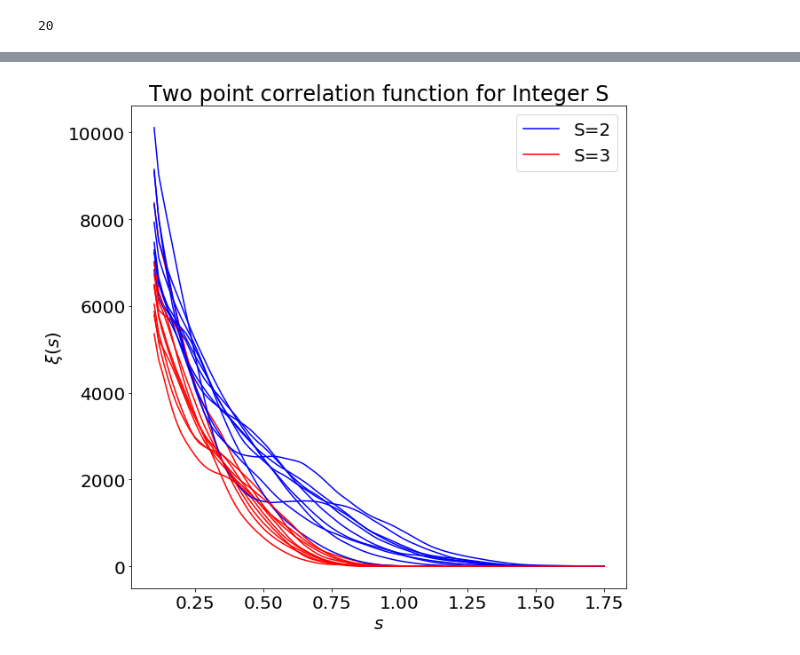
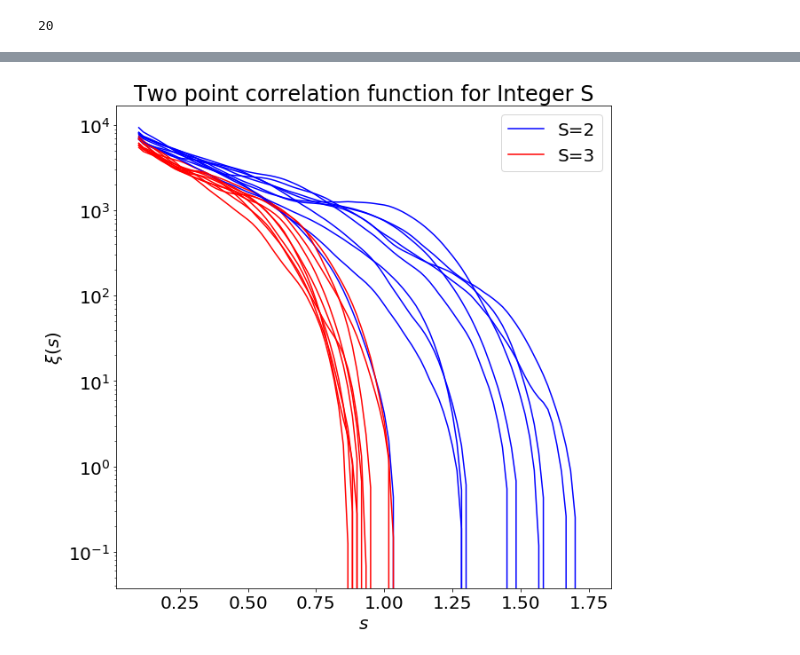
Before and after one commit to MBates92/Scripts, a Jupyter notebook: JupyterNotebooks/Elmegreen's Fractal Algorithm/Integer S 2D.ipynb, the cells around one changed output, grey strips where cells are left out. Cells and saved outputs as stored; diff of their text form; code cells hidden in the pictures.

```diff
--- a/JupyterNotebooks/Elmegreen's Fractal Algorithm/Integer S 2D.ipynb
+++ b/JupyterNotebooks/Elmegreen's Fractal Algorithm/Integer S 2D.ipynb
@@ -227,19 +227,20 @@ plt.show()
 # %%
 plt.figure(figsize=(10,10))
 plt.plot([], label='S=2', color="blue")
 plt.plot([], label="S=3", color="red")
 for i,xi_s in enumerate(two_point_corr_list_integer_s):
     S=params[i][0]
     G=params[i][1]
     if S==2:
         plt.plot(s_factors,xi_s, c='b')
     if S==3:
         plt.plot(s_factors,xi_s, c='r')
 plt.title('Two point correlation function for Integer S')
 plt.ylabel(r'$\xi(s)$')
 plt.xlabel(r'$s$')
 plt.legend()
 plt.rcParams.update({'font.size': 20})
+plt.yscale('log')
 plt.show()
 # %% [output]
-[figure, old version]
+[figure, new version]
```
Also changed, not shown: parts of 2 cells of this notebook, 3 other files.
